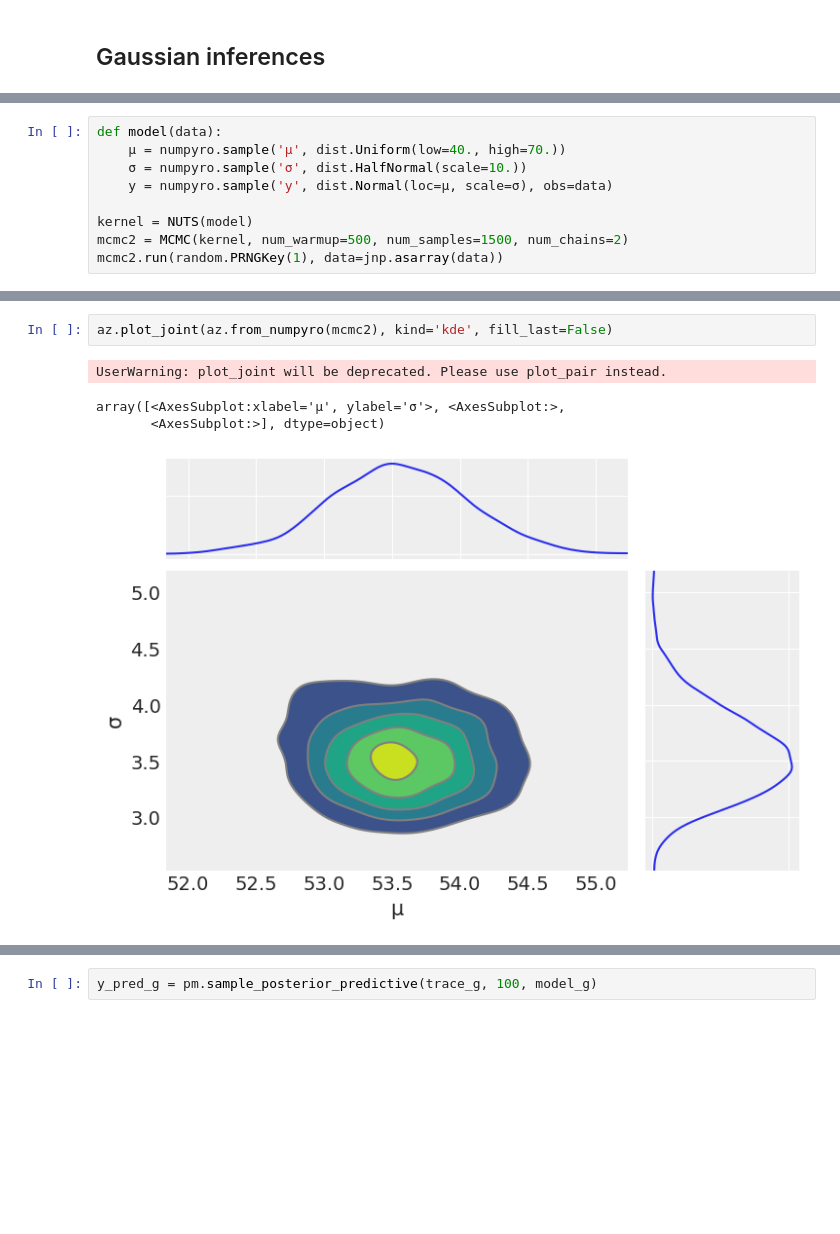
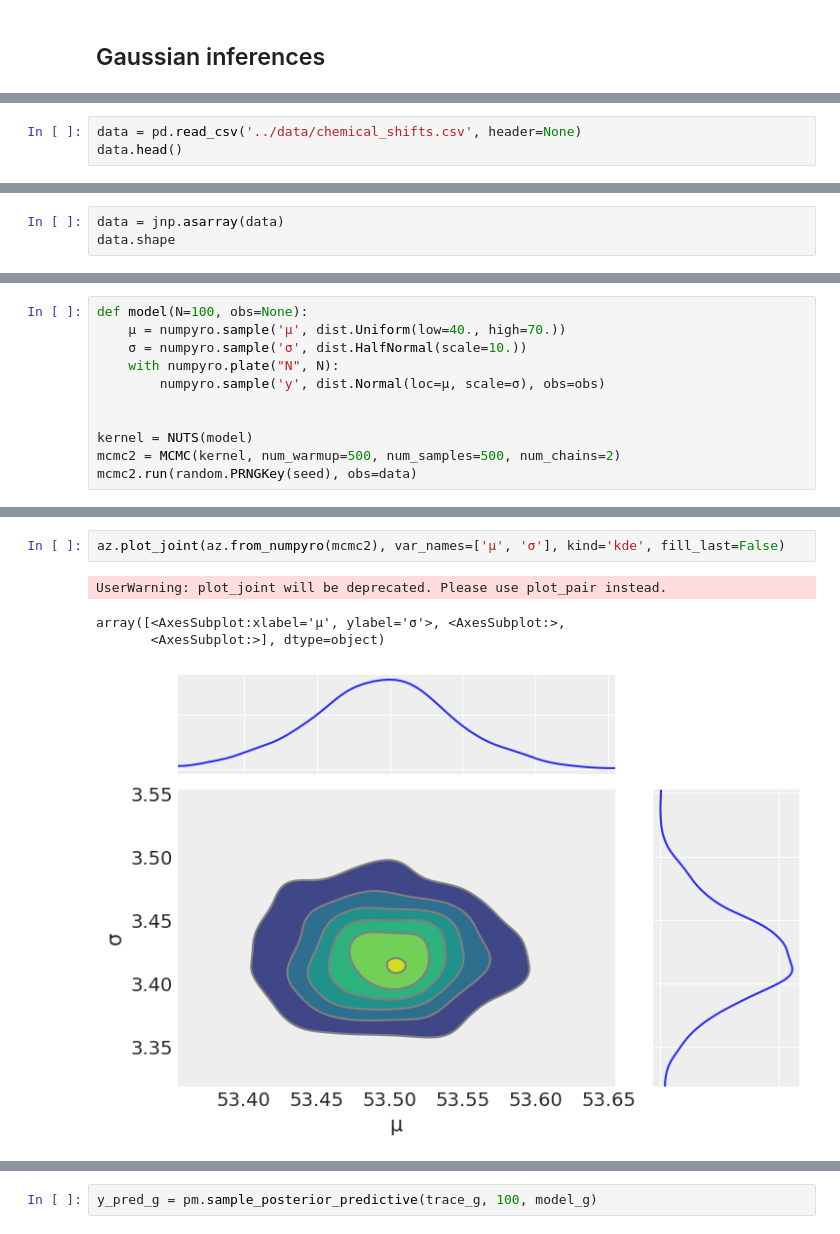
Before and after one commit to tallamjr/bap-numpyro, a Jupyter notebook: notebooks/02-programming-probabilistically.ipynb, the cells around one changed output, grey strips where cells are left out. Saved outputs shown, nothing was run; the diff lists cells and outputs as text; blank space fills up the shorter version.

Commit message:
Working version of plotting posterior predictions
	modified:   notebooks/02-programming-probabilistically.ipynb

```diff
--- a/notebooks/02-programming-probabilistically.ipynb
+++ b/notebooks/02-programming-probabilistically.ipynb
@@ -159,0 +136,3 @@ plt.yticks([0], alpha=0)
+# %%
+data = pd.read_csv('../data/chemical_shifts.csv', header=None)
+data.head()
@@ -159,0 +146,3 @@ plt.yticks([0], alpha=0)
+# %%
+data = jnp.asarray(data)
+data.shape
@@ -166,9 +159,11 @@ pandas.core.frame.DataFrame
 # %%
-def model(data):
+def model(N=100, obs=None):
     μ = numpyro.sample('μ', dist.Uniform(low=40., high=70.))
     σ = numpyro.sample('σ', dist.HalfNormal(scale=10.))
-    y = numpyro.sample('y', dist.Normal(loc=μ, scale=σ), obs=data)
+    with numpyro.plate("N", N):
+        numpyro.sample('y', dist.Normal(loc=μ, scale=σ), obs=obs)
+
 
 kernel = NUTS(model)
-mcmc2 = MCMC(kernel, num_warmup=500, num_samples=1500, num_chains=2)
-mcmc2.run(random.PRNGKey(1), data=jnp.asarray(data))
+mcmc2 = MCMC(kernel, num_warmup=500, num_samples=500, num_chains=2)
+mcmc2.run(random.PRNGKey(seed), obs=data)
@@ -182,7 +175,7 @@ plt.show()
 # %%
-az.plot_joint(az.from_numpyro(mcmc2), kind='kde', fill_last=False)
+az.plot_joint(az.from_numpyro(mcmc2), var_names=['μ', 'σ'], kind='kde', fill_last=False)
 # %% [output]
 UserWarning: plot_joint will be deprecated. Please use plot_pair instead.
 array([<AxesSubplot:xlabel='μ', ylabel='σ'>, <AxesSubplot:>,
        <AxesSubplot:>], dtype=object)
-[figure, old version]
+[figure, new version]
```
Also changed, not shown: parts of 50 cells of this notebook.
